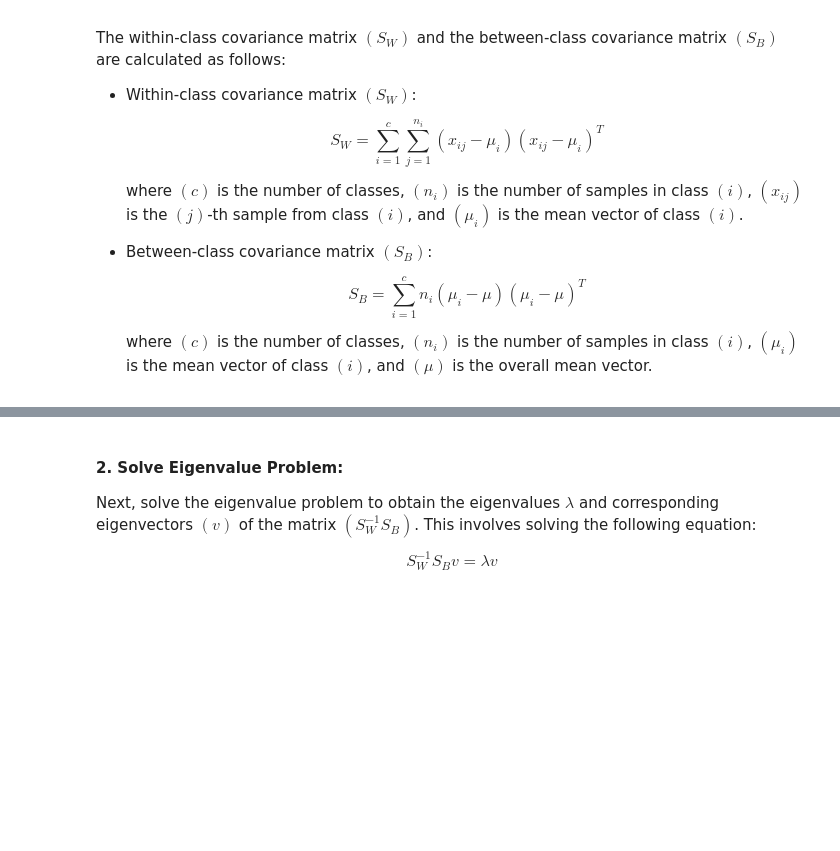
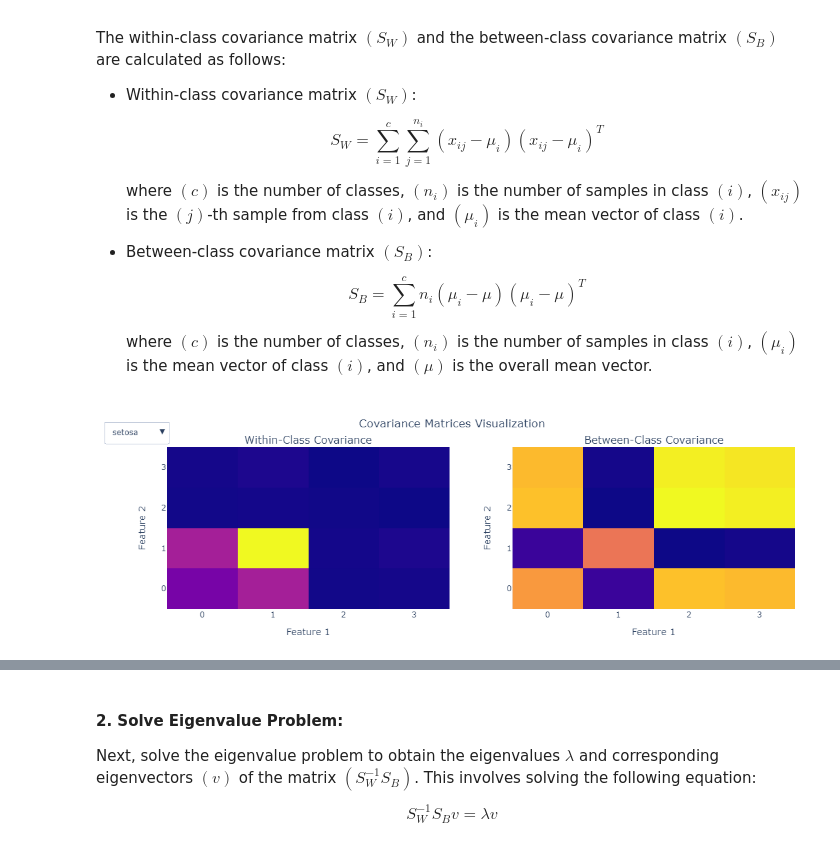
Before and after one commit to dastansultanov/kbtu-ml-book, a Jupyter notebook: _sources/probabilistic_models/LDA.ipynb, the cells around one changed output, grey strips where cells are left out. Cells and saved outputs as stored; diff of their text form; code cells hidden in the pictures; blank space fills up the shorter version.

```diff
--- a/_sources/probabilistic_models/LDA.ipynb
+++ b/_sources/probabilistic_models/LDA.ipynb
@@ -147,3 +181,78 @@ The within-class covariance matrix $(S_W)$ and the between-class covariance matr
   $$S_B = \sum_{i=1}^{c} n_i (\mu_i - \mu)(\mu_i - \mu)^T$$
 
   where $(c)$ is the number of classes, $(n_i)$ is the number of samples in class $(i)$, $(\mu_i)$ is the mean vector of class $(i)$, and $(\mu)$ is the overall mean vector.
+# %%
+import numpy as np
+import plotly.graph_objects as go
+from sklearn.datasets import load_iris
+from sklearn.preprocessing import StandardScaler
+from plotly.subplots import make_subplots
+
+# Load Iris dataset
+data = load_iris()
+X = data.data
+y = data.target
+target_names = data.target_names
+
+# Standardize the features
+scaler = StandardScaler()
+X_std = scaler.fit_transform(X)
+
+# Create subplots
+fig = make_subplots(rows=1, cols=2, subplot_titles=('Within-Class Covariance', 'Between-Class Covariance'))
+
+# Generate covariance matrices for each class and add them to the figure
+for class_idx in range(len(target_names)):
+    X_class = X_std[y == class_idx]
+    cov_within = np.cov(X_class, rowvar=False)
+    overall_mean = np.mean(X_std, axis=0)
+    mean_vec = np.mean(X_class, axis=0)
+    cov_between = np.outer((mean_vec - overall_mean), (mean_vec - overall_mean))
+
+    fig.add_trace(go.Heatmap(z=cov_within, showscale=False, visible=(class_idx == 0)), row=1, col=1)
+    fig.add_trace(go.Heatmap(z=cov_between, showscale=False, visible=(class_idx == 0)), row=1, col=2)
+
+fig.update_layout(
+    width=800,
+    title={"text": "Covariance Matrices Visualization", "x": 0.5},
+    margin=dict(l=20, r=20, t=50, b=20)  # Reduced margins
+)
+
+# Update axis labels
+fig.update_xaxes(title_text="Feature 1", row=1, col=1)
+fig.update_yaxes(title_text="Feature 2", row=1, col=1)
+fig.update_xaxes(title_text="Feature 1", row=1, col=2)
+fig.update_yaxes(title_text="Feature 2", row=1, col=2)
+
+# Create buttons for class selection
+buttons = []
+for class_idx, class_name in enumerate(target_names):
+    buttons.append(
+        dict(
+            label=class_name,
+            method="update",
+            args=[{"visible": [False] * len(target_names) * 2}],
+        )
+    )
+    buttons[-1]["args"][0]["visible"][class_idx * 2] = True  # Within-Class Covariance
+    buttons[-1]["args"][0]["visible"][class_idx * 2 + 1] = True  # Between-Class Covariance
+
+# Add buttons to the figure layout
+fig.update_layout(
+    updatemenus=[
+        dict(
+            buttons=buttons,
+            direction="down",
+            pad={"r": 10, "t": 10},
+            showactive=True,
+            x=-0.1,
+            xanchor="left",
+            y=1.2,
+            yanchor="top"
+        )
+    ]
+)
+
+fig.show()
+# %% [output]
+[figure, added]
```
Also changed, not shown: parts of 9 cells of this notebook, 27 other files.
